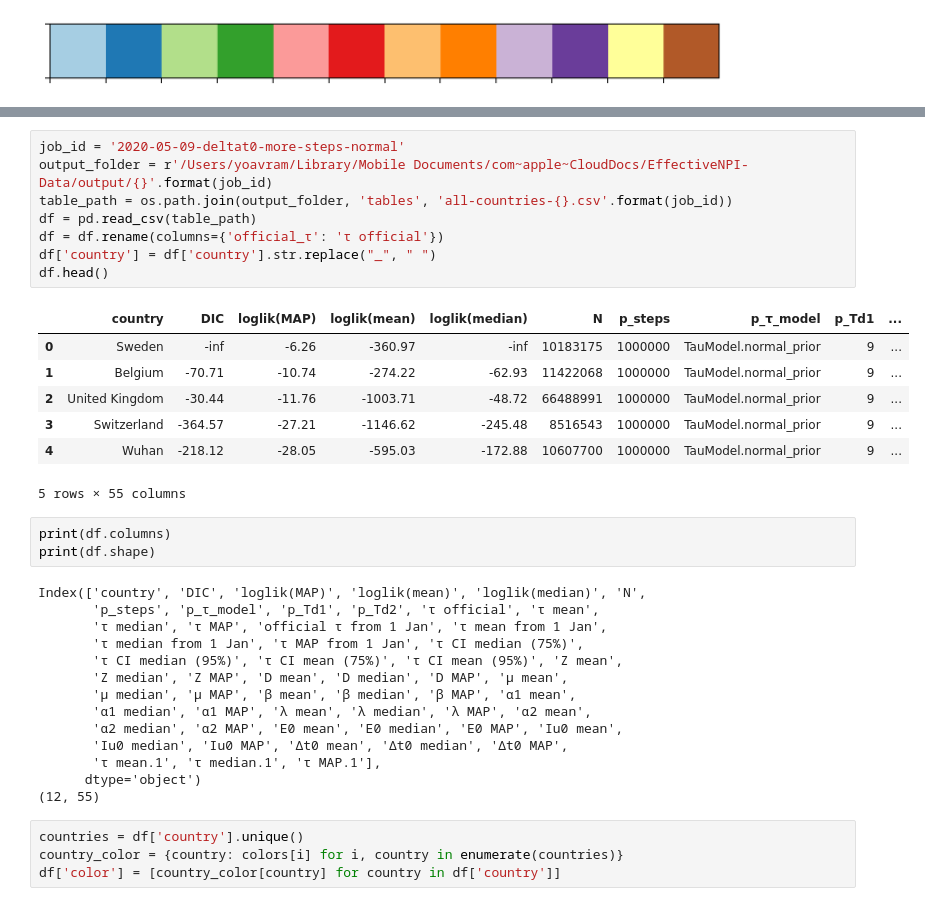
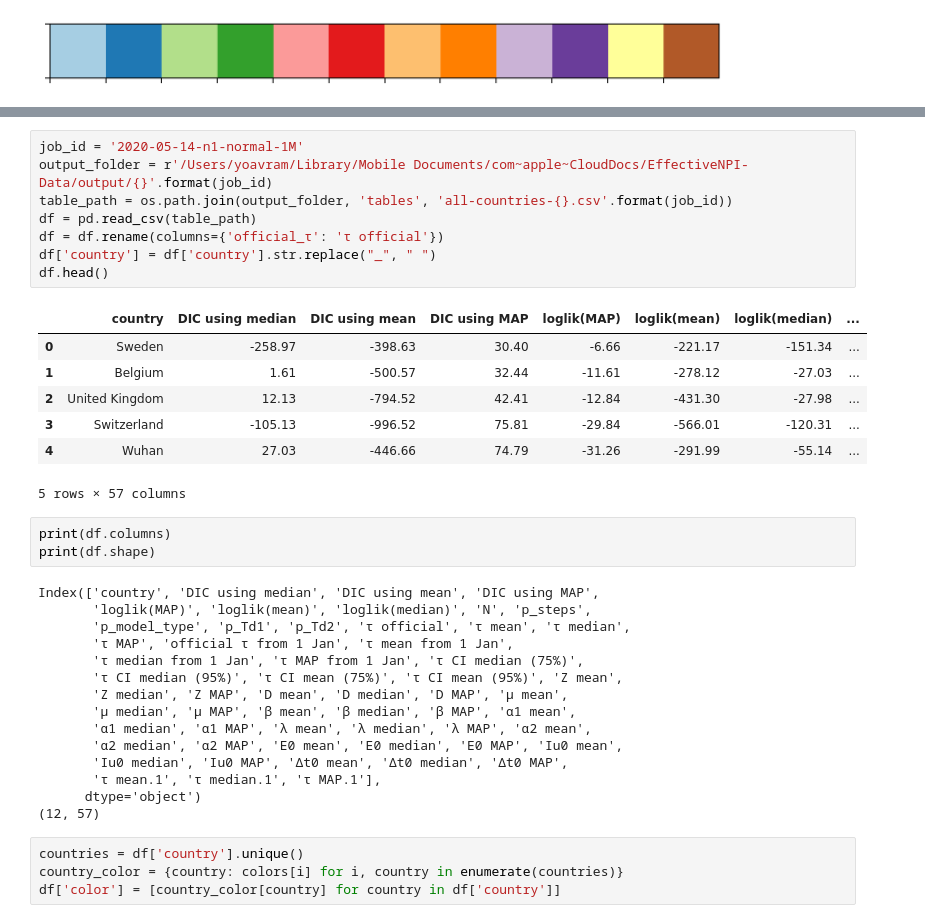
Before and after one commit to yoavram-lab/EffectiveNPI, a Jupyter notebook: src/Fig1.ipynb, the cells around one changed output, grey strips where cells are left out. Drawn from its saved outputs; the diff is of its cells as text.

```diff
--- a/src/Fig1.ipynb
+++ b/src/Fig1.ipynb
@@ -21,26 +58,27 @@ sns.palplot(colors)
 # %%
-job_id = '2020-05-09-deltat0-more-steps-normal'
+job_id = '2020-05-14-n1-normal-1M'
 output_folder = r'/Users/yoavram/Library/Mobile Documents/com~apple~CloudDocs/EffectiveNPI-Data/output/{}'.format(job_id)
 table_path = os.path.join(output_folder, 'tables', 'all-countries-{}.csv'.format(job_id))
 df = pd.read_csv(table_path)
 df = df.rename(columns={'official_τ': 'τ official'})
 df['country'] = df['country'].str.replace("_", " ")
 df.head()
 # %% [output]
-|  | country | DIC | loglik(MAP) | loglik(mean) | loglik(median) | N | p_steps | p_τ_model | p_Td1 | ... |
-| 0 | Sweden | -inf | -6.26 | -360.97 | -inf | 10183175 | 1000000 | TauModel.normal_prior | 9 | ... |
-| 1 | Belgium | -70.71 | -10.74 | -274.22 | -62.93 | 11422068 | 1000000 | TauModel.normal_prior | 9 | ... |
-| 2 | United Kingdom | -30.44 | -11.76 | -1003.71 | -48.72 | 66488991 | 1000000 | TauModel.normal_prior | 9 | ... |
-| 3 | Switzerland | -364.57 | -27.21 | -1146.62 | -245.48 | 8516543 | 1000000 | TauModel.normal_prior | 9 | ... |
-| 4 | Wuhan | -218.12 | -28.05 | -595.03 | -172.88 | 10607700 | 1000000 | TauModel.normal_prior | 9 | ... |
+|  | country | DIC using median | DIC using mean | DIC using MAP | loglik(MAP) | loglik(mean) | loglik(median) | ... |
+| 0 | Sweden | -258.97 | -398.63 | 30.40 | -6.66 | -221.17 | -151.34 | ... |
+| 1 | Belgium | 1.61 | -500.57 | 32.44 | -11.61 | -278.12 | -27.03 | ... |
+| 2 | United Kingdom | 12.13 | -794.52 | 42.41 | -12.84 | -431.30 | -27.98 | ... |
+| 3 | Switzerland | -105.13 | -996.52 | 75.81 | -29.84 | -566.01 | -120.31 | ... |
+| 4 | Wuhan | 27.03 | -446.66 | 74.79 | -31.26 | -291.99 | -55.14 | ... |
-5 rows × 55 columns
+5 rows × 57 columns
 # %%
 print(df.columns)
 print(df.shape)
 # %% [output]
-Index(['country', 'DIC', 'loglik(MAP)', 'loglik(mean)', 'loglik(median)', 'N',
-       'p_steps', 'p_τ_model', 'p_Td1', 'p_Td2', 'τ official', 'τ mean',
-       'τ median', 'τ MAP', 'official τ from 1 Jan', 'τ mean from 1 Jan',
+Index(['country', 'DIC using median', 'DIC using mean', 'DIC using MAP',
+       'loglik(MAP)', 'loglik(mean)', 'loglik(median)', 'N', 'p_steps',
+       'p_model_type', 'p_Td1', 'p_Td2', 'τ official', 'τ mean', 'τ median',
+       'τ MAP', 'official τ from 1 Jan', 'τ mean from 1 Jan',
        'τ median from 1 Jan', 'τ MAP from 1 Jan', 'τ CI median (75%)',
        'τ CI median (95%)', 'τ CI mean (75%)', 'τ CI mean (95%)', 'Z mean',
        'Z median', 'Z MAP', 'D mean', 'D median', 'D MAP', 'μ mean',
@@ -50,7 +88,7 @@ Index(['country', 'DIC', 'loglik(MAP)', 'loglik(mean)', 'loglik(median)', 'N',
        'Iu0 median', 'Iu0 MAP', 'Δt0 mean', 'Δt0 median', 'Δt0 MAP',
        'τ mean.1', 'τ median.1', 'τ MAP.1'],
       dtype='object')
-(12, 55)
+(12, 57)
 # %%
 countries = df['country'].unique()
 country_color = {country: colors[i] for i, country in enumerate(countries)}
```
Also changed, not shown: parts of 9 cells of this notebook.
